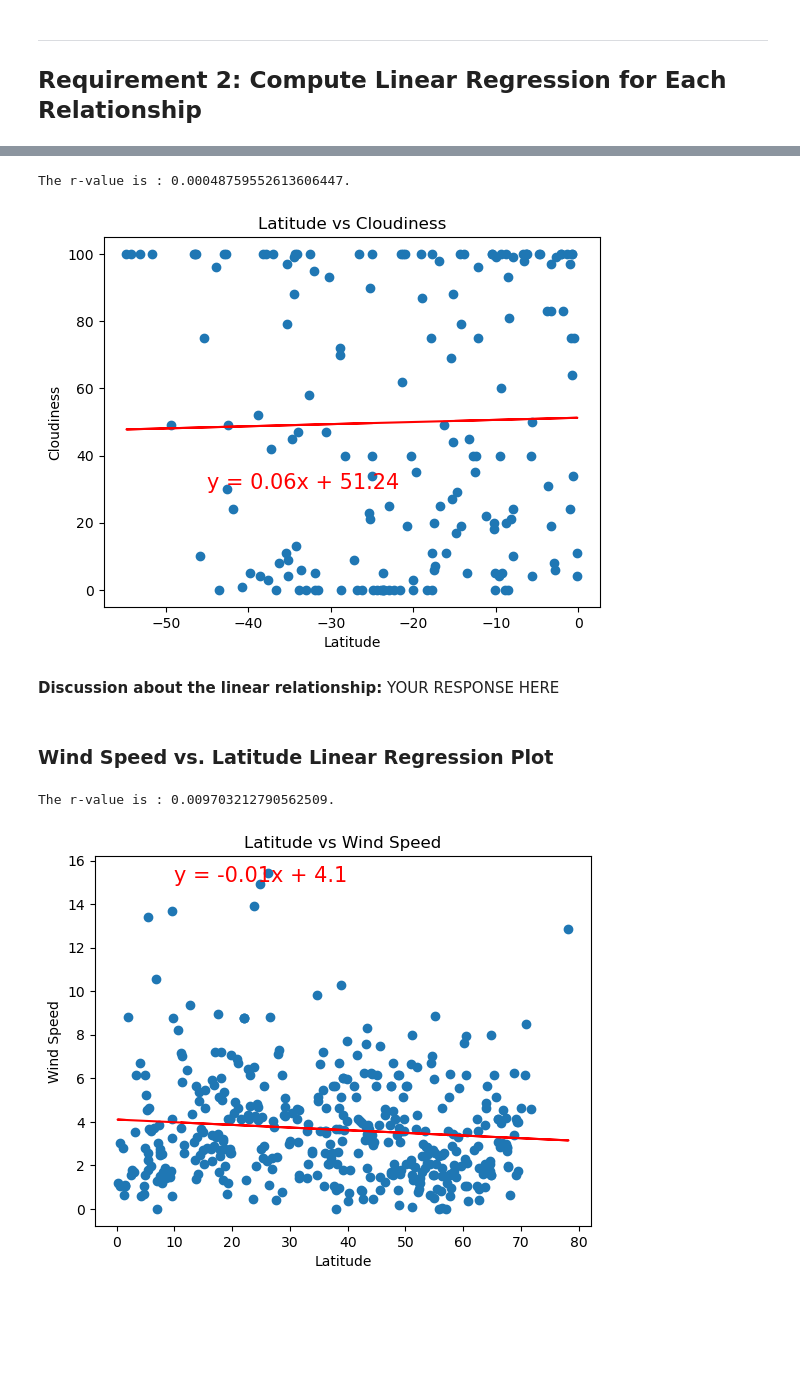
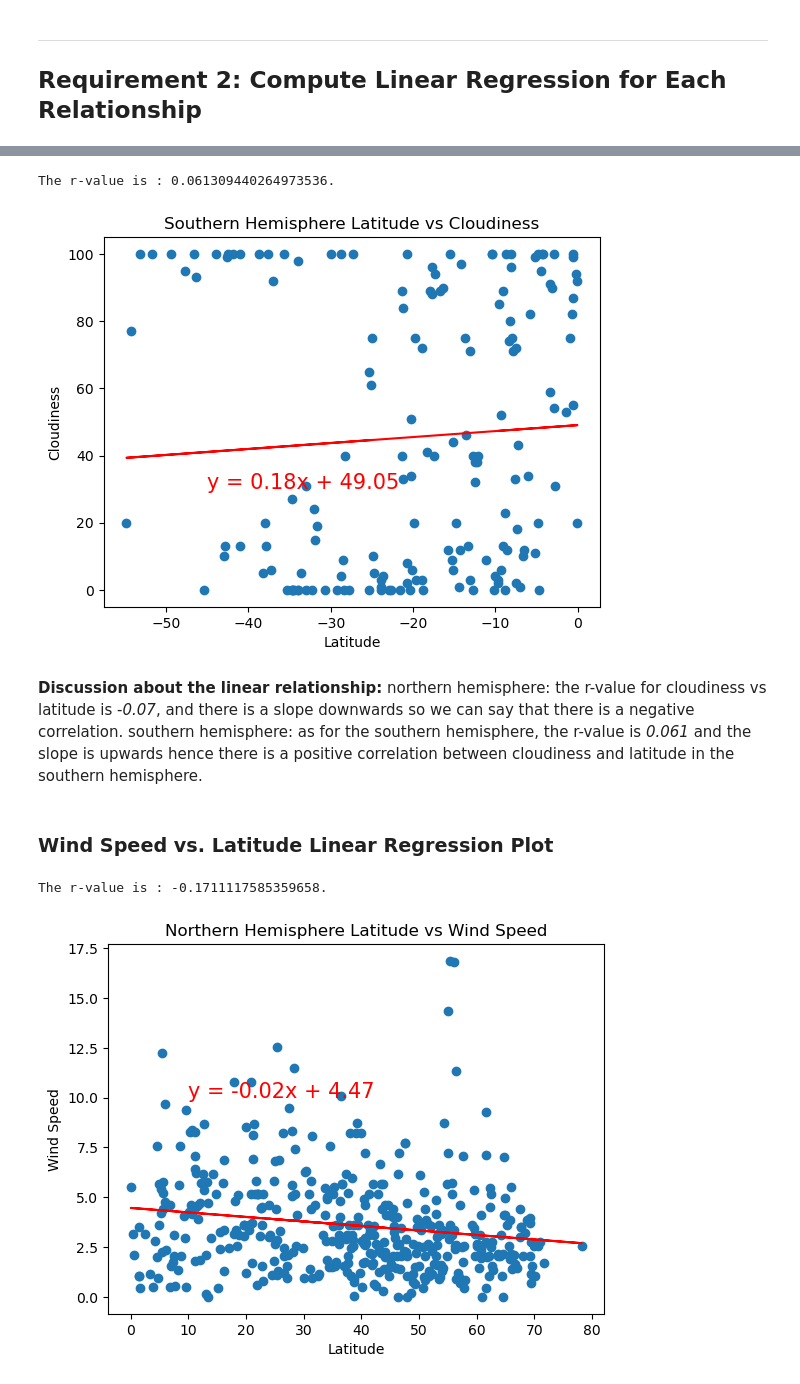
Before and after one commit to UzmaSayyeda/Data-Driven-Vacation-Planning-with-APIs, a Jupyter notebook: WeatherPy/WeatherPy.ipynb, the cells around one changed output, grey strips where cells are left out. Cells and saved outputs as stored; diff of their text form; code cells hidden in the pictures; blank space fills up the shorter version.

```diff
--- a/WeatherPy/WeatherPy.ipynb
+++ b/WeatherPy/WeatherPy.ipynb
@@ -399,24 +380,25 @@ The r-value is : 4.088732105529857e-05.
 x_axis=southern_hemi_df["Lat"]
 y_axis=southern_hemi_df["Cloudiness"]
 
-plot_linear_regression(x_axis,y_axis,"Cloudiness","Latitude vs Cloudiness",(-45,30))
+plot_linear_regression(x_axis,y_axis,"Cloudiness","Southern Hemisphere Latitude vs Cloudiness",(-45,30))
 # %% [output]
-The r-value is : 0.00048759552613606447.
+The r-value is : 0.061309440264973536.
-[figure, old version]
+[figure, new version]
 # %% [markdown]
-**Discussion about the linear relationship:** YOUR RESPONSE HERE
+**Discussion about the linear relationship:** northern hemisphere: the r-value for cloudiness vs latitude is -_0.07_, and there is a slope downwards so we can say that there is a negative correlation.
+southern hemisphere: as for the southern hemisphere, the r-value is _0.061_ and the slope is upwards hence there is a positive correlation between cloudiness and latitude in the southern hemisphere.
 # %% [markdown]
 ### Wind Speed vs. Latitude Linear Regression Plot
 # %%
 # Northern Hemisphere
 
 x_axis=northern_hemi_df["Lat"]
 y_axis=northern_hemi_df["Wind Speed"]
 
-plot_linear_regression(x_axis,y_axis,"Wind Speed","Latitude vs Wind Speed",(10,15))
+plot_linear_regression(x_axis,y_axis,"Wind Speed","Northern Hemisphere Latitude vs Wind Speed",(10,10))
 # %% [output]
-The r-value is : 0.009703212790562509.
+The r-value is : -0.1711117585359658.
-[figure, old version]
+[figure, new version]
 # %%
 # Southern Hemisphere
 
```
Also changed, not shown: parts of 31 cells of this notebook, 6 other files.
